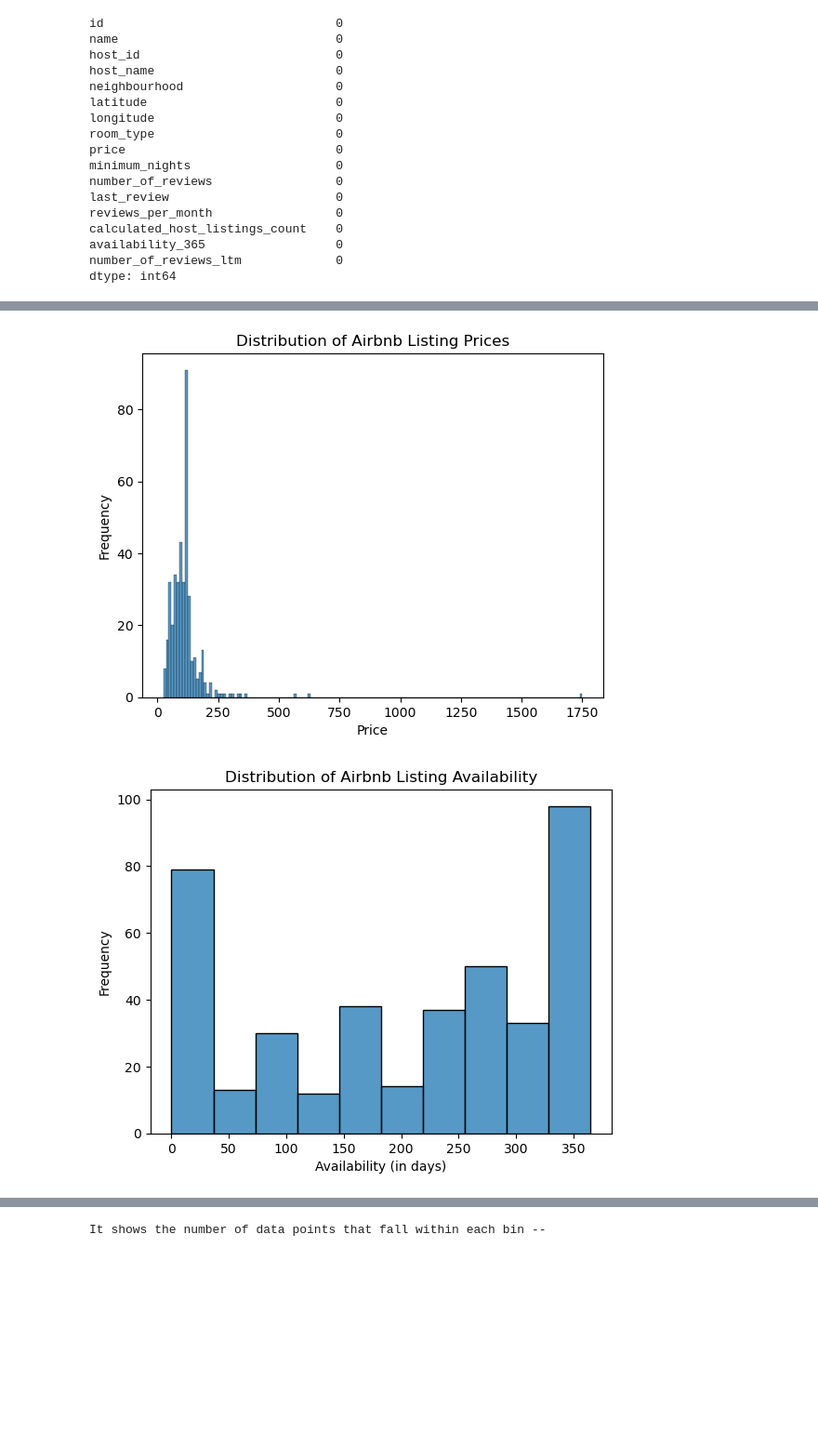
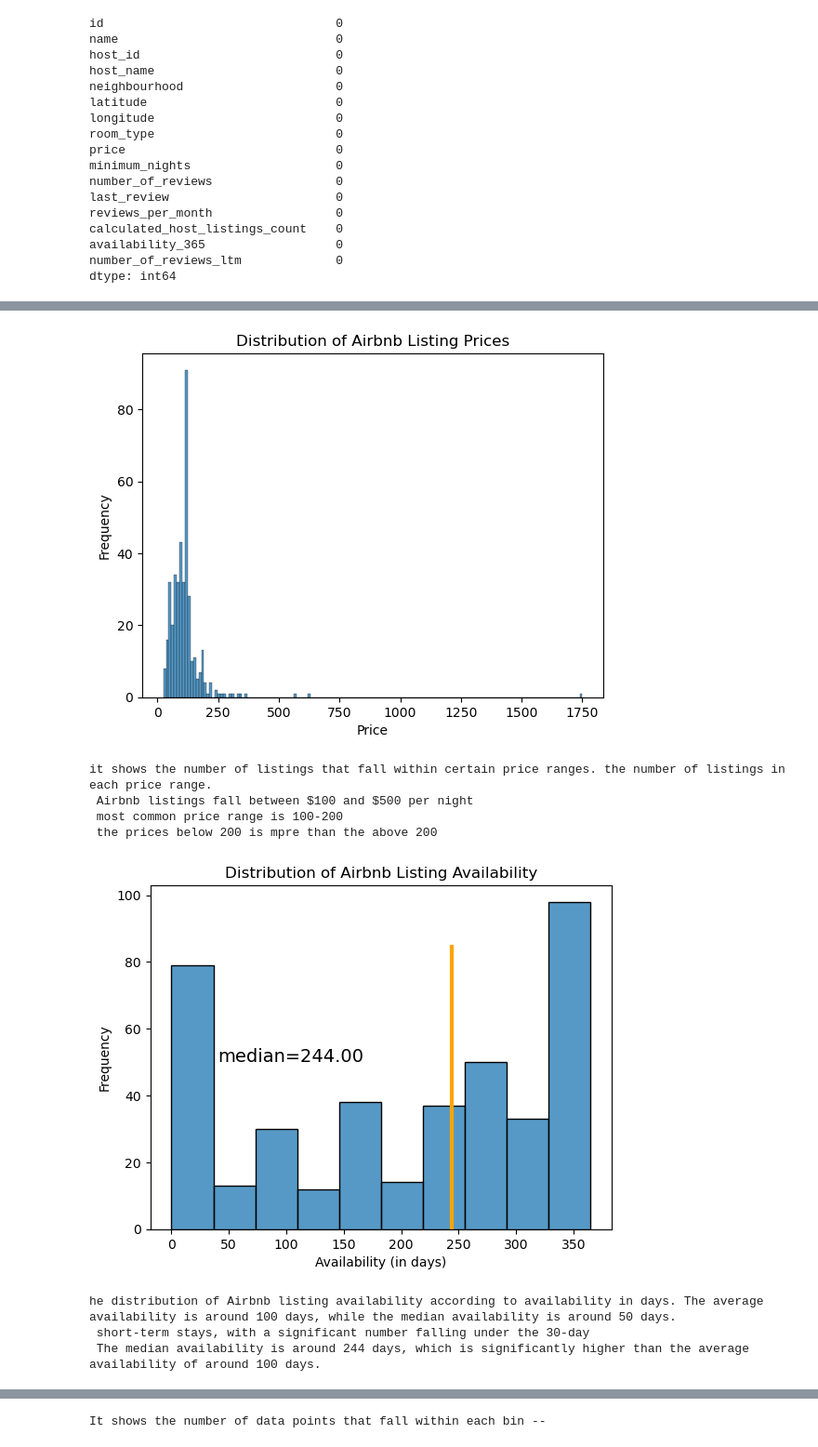
Before and after one commit to sama-samer/airbnb, a Jupyter notebook: airbnb.ipynb, the cells around one changed output, grey strips where cells are left out. Shown at 93% size. Saved outputs shown, nothing was run; the diff lists cells and outputs as text; code cells hidden in the pictures; blank space fills up the shorter version.

```diff
--- a/airbnb.ipynb
+++ b/airbnb.ipynb
@@ -210,17 +210,29 @@ plt.title('Distribution of Airbnb Listing Prices')
 plt.xlabel('Price')
 plt.ylabel('Frequency')
 plt.show()
+print("it shows the number of listings that fall within certain price ranges. the number of listings in each price range.\n Airbnb listings fall between $100 and $500 per night \n most common price range is 100-200 \n the prices below 200 is mpre than the above 200")
 # %% [output]
 [figure]
+it shows the number of listings that fall within certain price ranges. the number of listings in each price range.
+ Airbnb listings fall between $100 and $500 per night
+ most common price range is 100-200
+ the prices below 200 is mpre than the above 200
-# %%
-# Availability analysis
-availability_distribution = sns.histplot(df['availability_365'], kde=False)
-plt.title('Distribution of Airbnb Listing Availability')
-plt.xlabel('Availability (in days)')
-plt.ylabel('Frequency')
-plt.show()
-# %% [output]
-[figure, removed]
+# %%
+# Availability analysis
+availability_distribution = sns.histplot(df['availability_365'], kde=False)
+plt.title('Distribution of Airbnb Listing Availability')
+plt.xlabel('Availability (in days)')
+plt.ylabel('Frequency')
+avg_median=df['availability_365'].median()
+plt.vlines(avg_median, ymin=0, ymax=85, color='orange', linewidth=3, label='Median')
+plt.text(s=f'median={avg_median:.2f}', x=40, y=50, color='k', fontsize=14)
+plt.show()
+print("he distribution of Airbnb listing availability according to availability in days. The average availability is around 100 days, while the median availability is around 50 days.\n short-term stays, with a significant number falling under the 30-day \n The median availability is around 244 days, which is significantly higher than the average availability of around 100 days. ")
+# %% [output]
+[figure, added]
+he distribution of Airbnb listing availability according to availability in days. The average availability is around 100 days, while the median availability is around 50 days.
+ short-term stays, with a significant number falling under the 30-day
+ The median availability is around 244 days, which is significantly higher than the average availability of around 100 days.
 # %%
 # Plot latitude and longitude on a scatter plot
 plt.figure(figsize=(10, 6))
```
Also changed, not shown: parts of 8 cells of this notebook.
